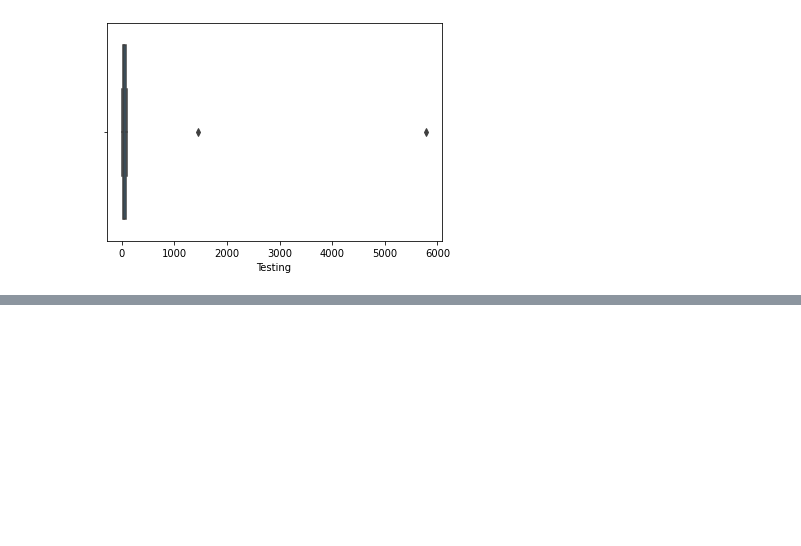
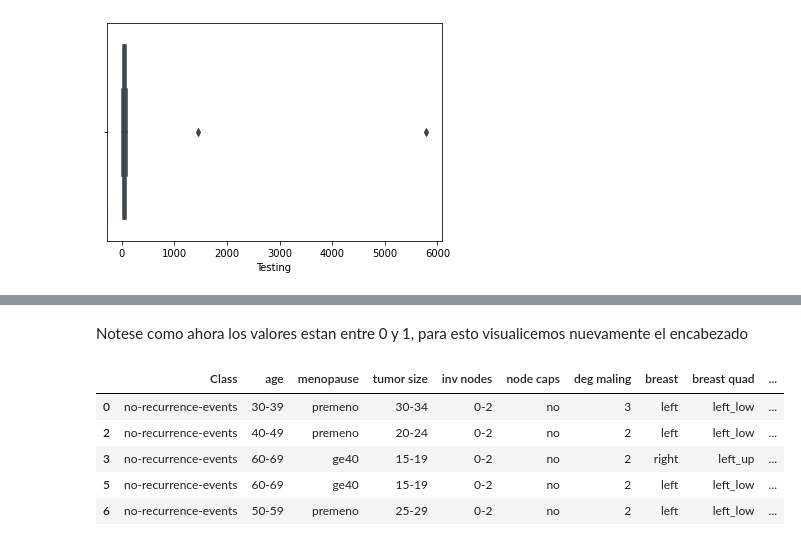
Before and after one commit to jesua187/ReconocimientoPatrones, a Jupyter notebook: InvCorta2.ipynb, the cells around one changed output, grey strips where cells are left out. Saved outputs shown, nothing was run; the diff lists cells and outputs as text; code cells hidden in the pictures; blank space fills up the shorter version.

```diff
--- a/InvCorta2.ipynb
+++ b/InvCorta2.ipynb
@@ -324,0 +351,2 @@ Para obtener esto numericamente se hara uso del rango intercuarti IQR, IQR = Q3
+# %%
+breast_cancer=breast_cancer_out
@@ -324,0 +357,15 @@ Para obtener esto numericamente se hara uso del rango intercuarti IQR, IQR = Q3
+# %%
+max_testing=breast_cancer['Testing'].max()
+# %%
+breast_cancer['Testing']= breast_cancer['Testing']/max_testing
+# %% [markdown]
+Notese como ahora los valores estan entre 0 y 1, para esto visualicemos nuevamente el encabezado
+# %%
+breast_cancer.head()
+# %% [output]
+|  | Class | age | menopause | tumor size | inv nodes | node caps | deg maling | breast | breast quad | ... |
+| 0 | no-recurrence-events | 30-39 | premeno | 30-34 | 0-2 | no | 3 | left | left_low | ... |
+| 2 | no-recurrence-events | 40-49 | premeno | 20-24 | 0-2 | no | 2 | left | left_low | ... |
+| 3 | no-recurrence-events | 60-69 | ge40 | 15-19 | 0-2 | no | 2 | right | left_up | ... |
+| 5 | no-recurrence-events | 60-69 | ge40 | 15-19 | 0-2 | no | 2 | left | left_low | ... |
+| 6 | no-recurrence-events | 50-59 | premeno | 25-29 | 0-2 | no | 2 | left | left_low | ... |
```
Also changed, not shown: parts of 11 cells of this notebook.
